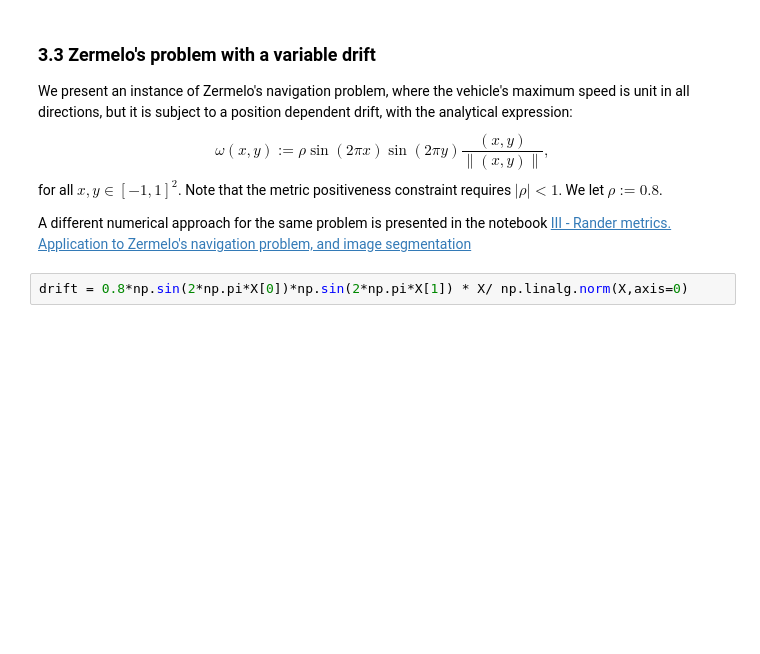
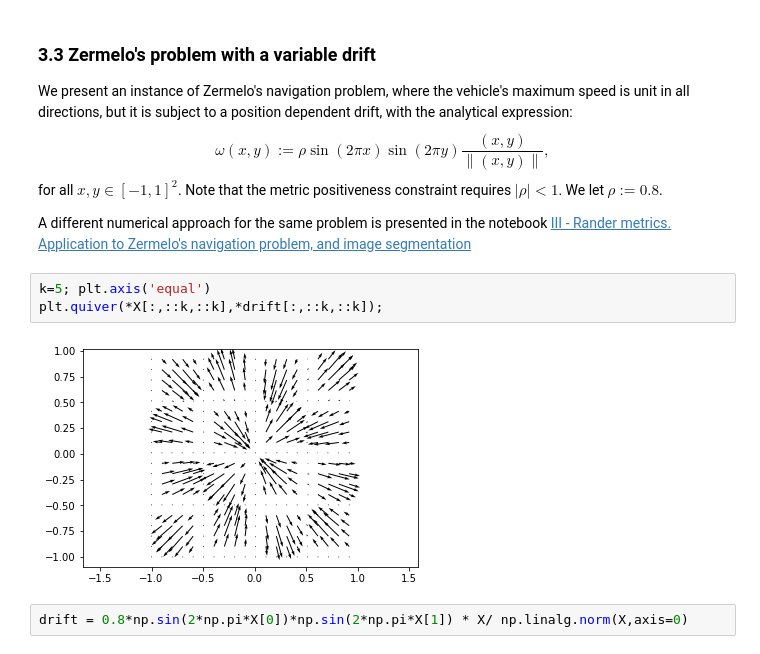
Before and after one commit to Mirebeau/MVA_ImagePDE, a Jupyter notebook: TP4/VaradhanGeodesics2_Exo_DemiFait.ipynb, the cells around one changed output. Drawn from its saved outputs; the diff is of its cells as text; blank space fills up the shorter version.

```diff
--- a/TP4/VaradhanGeodesics2_Exo_DemiFait.ipynb
+++ b/TP4/VaradhanGeodesics2_Exo_DemiFait.ipynb
@@ -664,6 +715,11 @@ for all $x,y \in [-1,1]^2$. Note that the metric positiveness constraint require
 
 A different numerical approach for the same problem is presented in the notebook
 [III - Rander metrics. Application to Zermelo's navigation problem, and image segmentation](http://nbviewer.jupyter.org/urls/rawgithub.com/Mirebeau/HFM_Python_Notebooks/master/A6_Rander.ipynb)
+# %%
+k=5; plt.axis('equal')
+plt.quiver(*X[:,::k,::k],*drift[:,::k,::k]);
+# %% [output]
+[figure, added]
 # %%
 drift = 0.8*np.sin(2*np.pi*X[0])*np.sin(2*np.pi*X[1]) * X/ np.linalg.norm(X,axis=0)
 # %%
```
Also changed, not shown: parts of 12 cells of this notebook, 2 other files.
